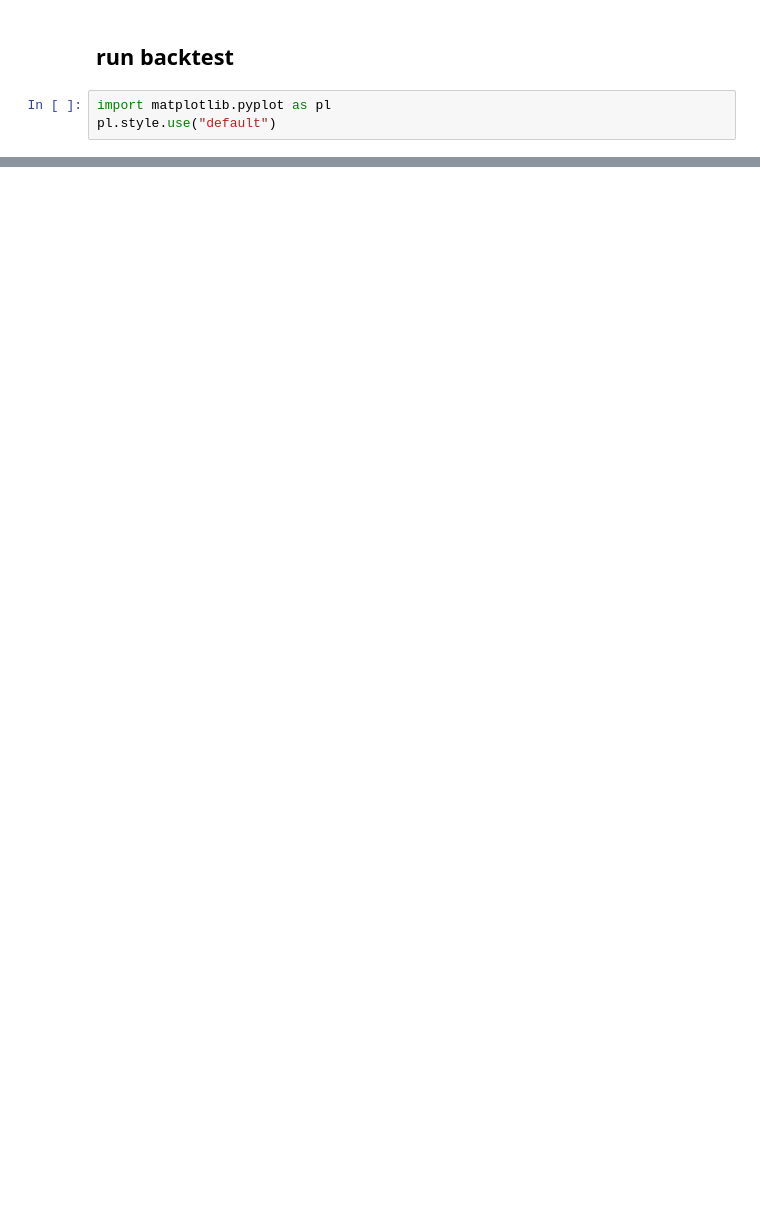
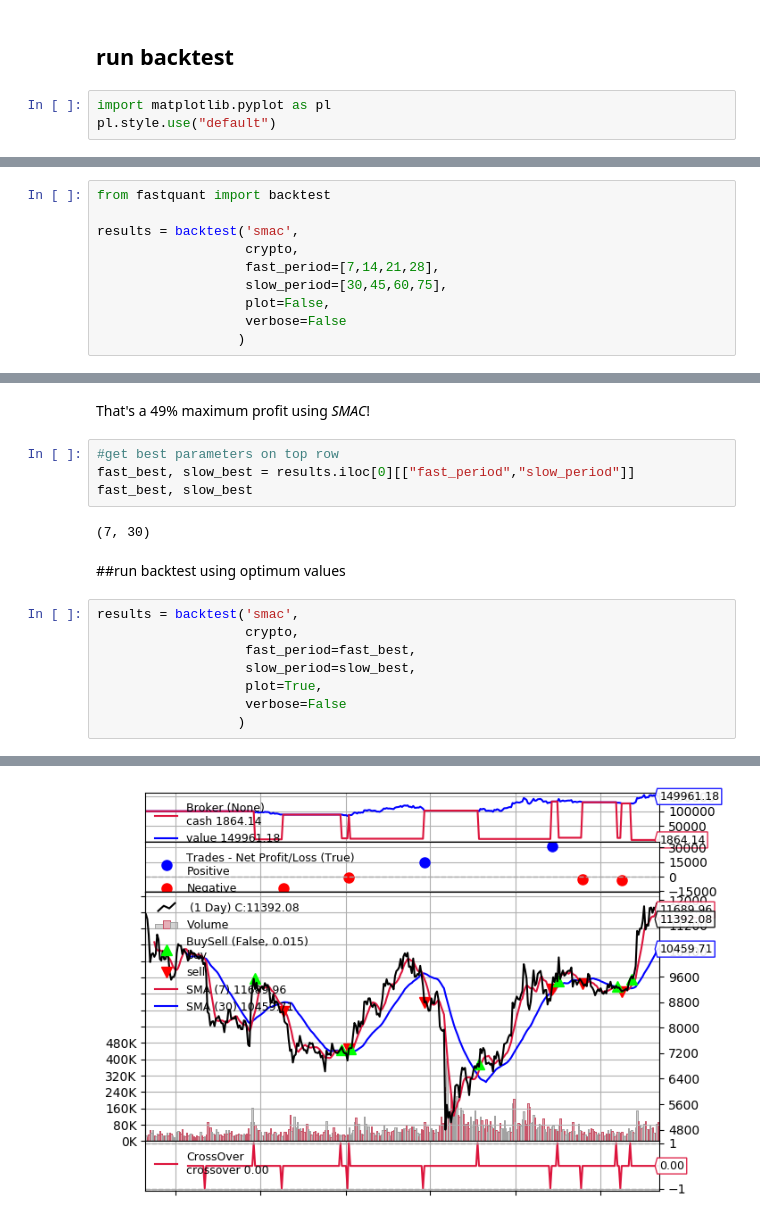
Before and after one commit to leodenale/fastquant, a Jupyter notebook: BRZ/BacktestNewsSentiment4Crypto.ipynb, the cells around one changed output, grey strips where cells are left out. Saved outputs shown, nothing was run; the diff lists cells and outputs as text; blank space fills up the shorter version.

```diff
--- a/BRZ/BacktestNewsSentiment4Crypto.ipynb
+++ b/BRZ/BacktestNewsSentiment4Crypto.ipynb
@@ -68,0 +93,10 @@ NameError: ignored
+# %%
+from fastquant import backtest
+
+results = backtest('smac',
+                   crypto,
+                   fast_period=[7,14,21,28],
+                   slow_period=[30,45,60,75],
+                   plot=False,
+                   verbose=False
+                  )
@@ -68,0 +131,19 @@ NameError: ignored
+# %% [markdown]
+That's a 49% maximum profit using *SMAC*!
+# %%
+#get best parameters on top row
+fast_best, slow_best = results.iloc[0][["fast_period","slow_period"]]
+fast_best, slow_best
+# %% [output]
+(7, 30)
+# %% [markdown]
+##run backtest using optimum values
+# %%
+results = backtest('smac',
+                   crypto,
+                   fast_period=fast_best,
+                   slow_period=slow_best,
+                   plot=True,
+                   verbose=False
+                  )
+# %% [output]
@@ -68,0 +164 @@ NameError: ignored
+[figure, added]
```
Also changed, not shown: parts of 8 cells of this notebook.
